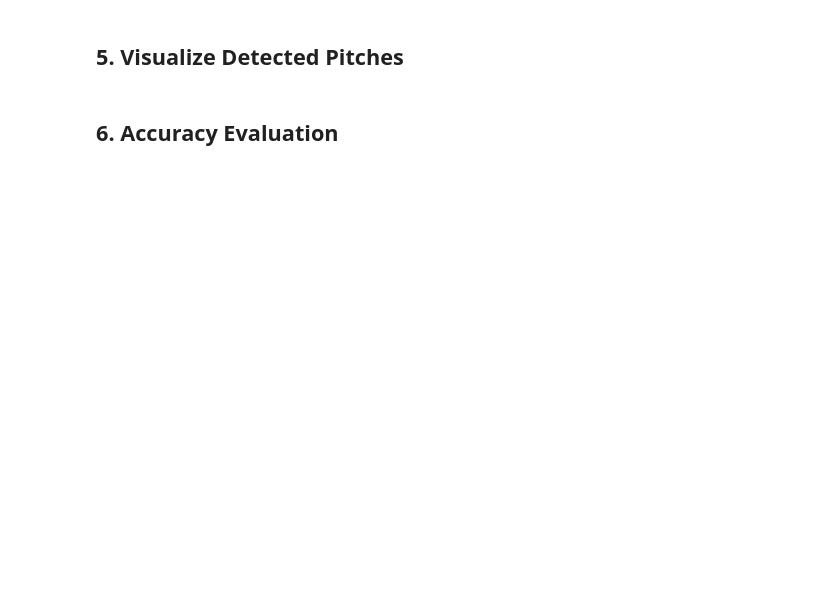
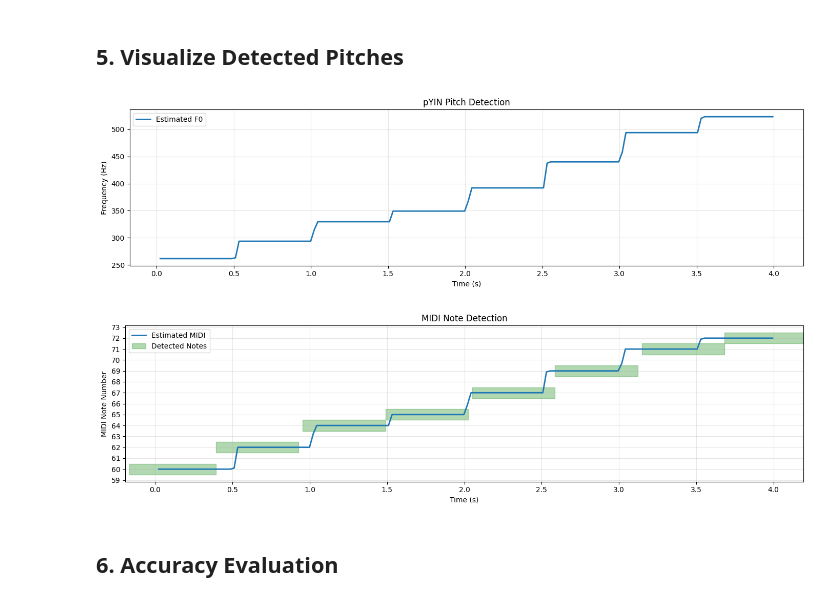
Before and after one commit to sthaarwin/AxTone, a Jupyter notebook: notebooks/01_dsp_test.ipynb, the cells around one changed output. Drawn from its saved outputs; the diff is of its cells as text; code cells hidden in the pictures; blank space fills up the shorter version.

```diff
--- a/notebooks/01_dsp_test.ipynb
+++ b/notebooks/01_dsp_test.ipynb
@@ -82,45 +118,48 @@ for i, note in enumerate(notes_pyin):
 # %%
 # Extract raw F0 for visualization
 f0, voiced_flag, voiced_probs = librosa.pyin(
     audio,
     fmin=librosa.note_to_hz('C2'),
     fmax=librosa.note_to_hz('C6'),
     sr=sr
 )
 
 # Convert to MIDI
 f0_midi = librosa.hz_to_midi(f0)
 
 # Create time array
 times = librosa.times_like(f0, sr=sr)
 
-# Plot
-fig, (ax1, ax2) = plt.subplots(2, 1, figsize=(14, 8))
-
 # Plot 1: F0 in Hz
-ax1.plot(times, f0, linewidth=2, label='Estimated F0')
-ax1.set_xlabel('Time (s)')
-ax1.set_ylabel('Frequency (Hz)')
-ax1.set_title('pYIN Pitch Detection')
-ax1.legend()
-ax1.grid(True, alpha=0.3)
-
-# Plot 2: MIDI notes
-ax2.plot(times, f0_midi, linewidth=2, label='Estimated MIDI')
-# Overlay detected notes
-for note in notes_pyin:
-    ax2.axhspan(note.midi_number - 0.5, note.midi_number + 0.5,
-                xmin=note.onset/times[-1], xmax=note.offset/times[-1],
-                alpha=0.3, color='green', label='Detected' if note == notes_pyin[0] else '')
-ax2.set_xlabel('Time (s)')
-ax2.set_ylabel('MIDI Note Number')
-ax2.set_title('MIDI Note Detection')
-ax2.set_yticks(range(59, 74))
-ax2.legend()
-ax2.grid(True, alpha=0.3)
-
+plt.figure(figsize=(14, 4))
+plt.plot(times, f0, linewidth=2, label='Estimated F0')
+plt.xlabel('Time (s)')
+plt.ylabel('Frequency (Hz)')
+plt.title('pYIN Pitch Detection')
+plt.legend()
+plt.grid(True, alpha=0.3)
 plt.tight_layout()
 plt.show()
+
+# Plot 2: MIDI notes with detected note overlays
+plt.figure(figsize=(14, 4))
+plt.plot(times, f0_midi, linewidth=2, label='Estimated MIDI')
+# Overlay detected notes
+for i, note in enumerate(notes_pyin):
+    plt.axhspan(note.midi_number - 0.5, note.midi_number + 0.5,
+                xmin=note.onset/times[-1], xmax=note.offset/times[-1],
+                alpha=0.3, color='green', label='Detected Notes' if i == 0 else '')
+plt.xlabel('Time (s)')
+plt.ylabel('MIDI Note Number')
+plt.title('MIDI Note Detection')
+plt.yticks(range(59, 74))
+plt.legend()
+plt.grid(True, alpha=0.3)
+plt.tight_layout()
+plt.show()
+# %% [output]
+[figure, added]
+[figure, added]
 # %% [markdown]
 ## 6. Accuracy Evaluation
 # %%
```
Also changed, not shown: parts of 7 cells of this notebook, 7 other files.
